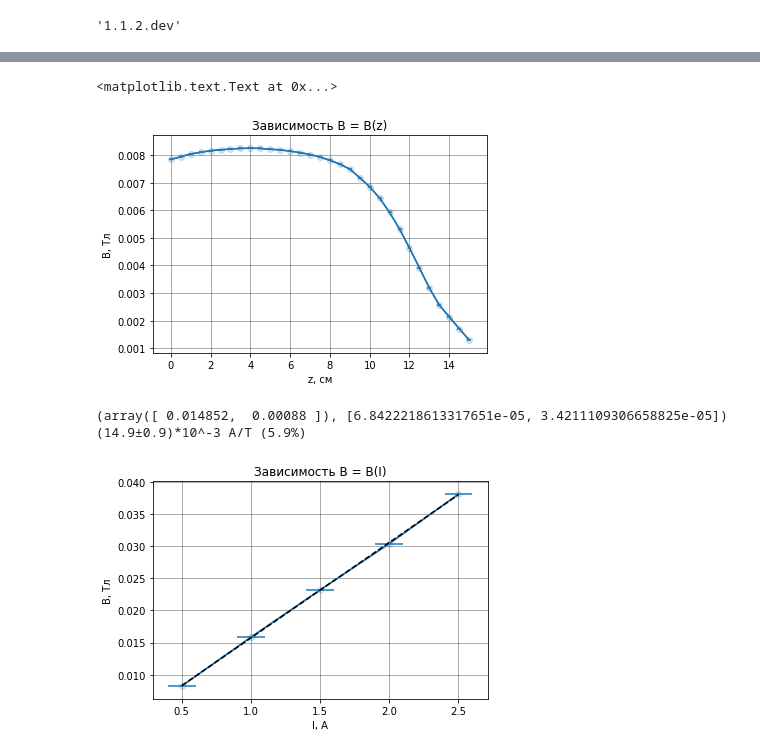
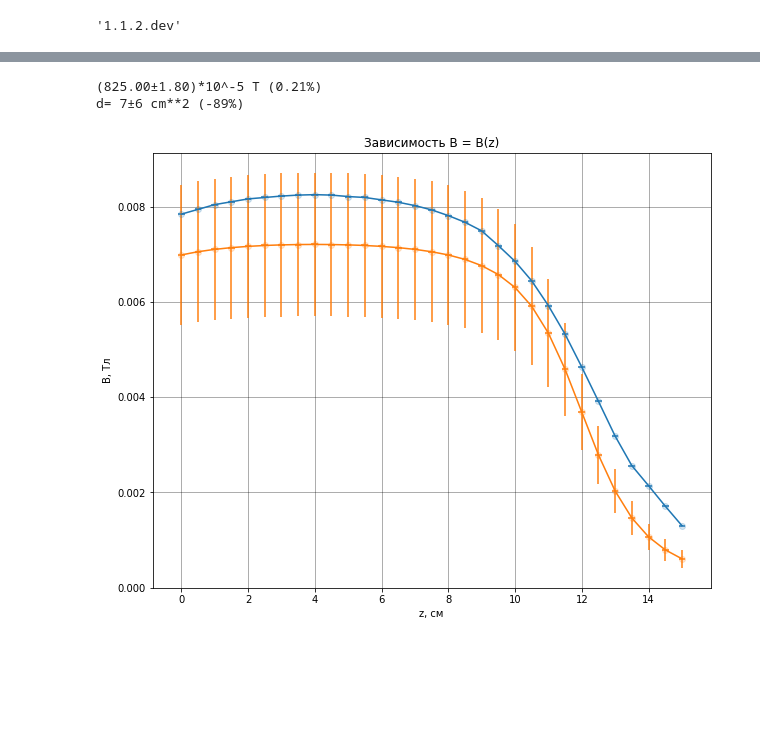
Before and after one commit to Wiki-fan/miptlabs, a Jupyter notebook: lab1.2.ipynb, the cells around one changed output, grey strips where cells are left out. Cells and saved outputs as stored; diff of their text form; code cells hidden in the pictures; blank space fills up the shorter version.

```diff
--- a/lab1.2.ipynb
+++ b/lab1.2.ipynb
@@ -35,6 +35,8 @@ sp.__version__
 # %%
 def get_teslameter_error(val, diap):
     return 2+0.1*(diap/val-1)
+mu_0 = 4*np.pi*1e-7*u.H/u.m
+g = 9.81*u.m/u.s**2
 # %%
 data = pd.read_csv('lab1.2 table.csv')
 #display(data)
@@ -79,0 +92,14 @@ ml.write_latex('lab2.1 table1.tex', table_to_print[table_to_print.columns])
+# %%
+plt.figure(figsize=(10, 8))
+ml.plt_pq(df2['I'], df2['B2'], ols=True)
+plt.title('Зависимость B = B(I)')
+plt.xlabel('I, A')
+plt.ylabel('B, Тл')
+ols = ml.OLS(df2['I'], df2['B2'])
+plt.show()
+print(ols)
+# Коэффициент наклона прямой
+k = ml.PQ(ols[0][0]*u.T/u.A, sigma=ols[0][1]*u.T/u.A)
+# Плотность намотки
+n = (k/mu_0).repr_as(1/u.cm)
+print('n=', n)
@@ -80,22 +110,31 @@ ml.write_latex('lab2.1 table1.tex', table_to_print[table_to_print.columns])
+# %%
+# Оценка параметров соленоида
+B_c = np.max(df1['B']) # Индукция в центре
+print(B_c)
+# Половину длины можно оценить как разность координаты, в которой максимум поля (середина)
+# и в которой половина максимума (край)
+# L = ml.PQ(2*(12-4)*u.cm, is_const=True)
+# print(L)
+L = 16*u.cm
+d = L*np.sqrt(((mu_0*I*n)/B_c)**2-1).repr_as(u.cm)
+print('d=', d)
+d = 2*u.cm
+z = df1['z']-12*u.cm
+#print(z)
+B = (mu_0*I*n/2*ml.pqarray((-z/np.sqrt(z**2+d**2)+(z+L)/np.sqrt((z+L)**2+d**2)))).repr_as(u.tesla)
+#print(B)
+# %% [output]
+(825.00±1.80)*10^-5 T (0.21%)
+d= 7±6 cm**2 (-89%)
 # %%
-ml.plt_pq(df['L'], df['B'])
+plt.figure(figsize=(10, 8))
+ml.plt_pq(df1['z'], df1['B'])
+ml.plt_pq(df1['z'], B)
 plt.title('Зависимость B = B(z)')
 plt.xlabel('z, см')
 plt.ylabel('B, Тл')
+plt.show()
 # %% [output]
-<matplotlib.text.Text at 0x...>
-[figure, old version]
+[figure, new version]
-# %%
-ml.plt_pq(df['I'].dropna(), df['B2'].dropna(), ols=True)
-plt.title('Зависимость B = B(I)')
-plt.xlabel('I, A')
-plt.ylabel('B, Тл')
-ols = ml.OLS(df['I'].dropna(), df['B2'].dropna())
-print(ols)
-print(ml.PQ(ols[0][0]*u.A/u.T, sigma=ols[0][1]*u.A/u.T))
-# %% [output]
-(array([ 0.014852,  0.00088 ]), [6.8422218613317651e-05, 3.4211109306658825e-05])
-(14.9±0.9)*10^-3 A/T (5.9%)
-[figure, removed]
 # %%
 # Часть 2
```
Also changed, not shown: parts of 17 cells of this notebook, 4 other files.
